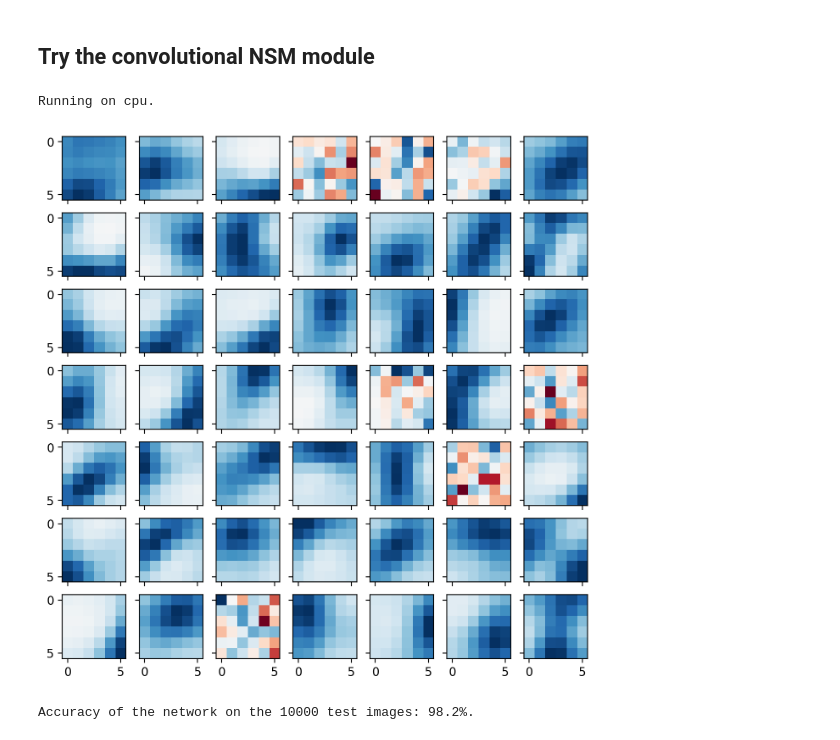
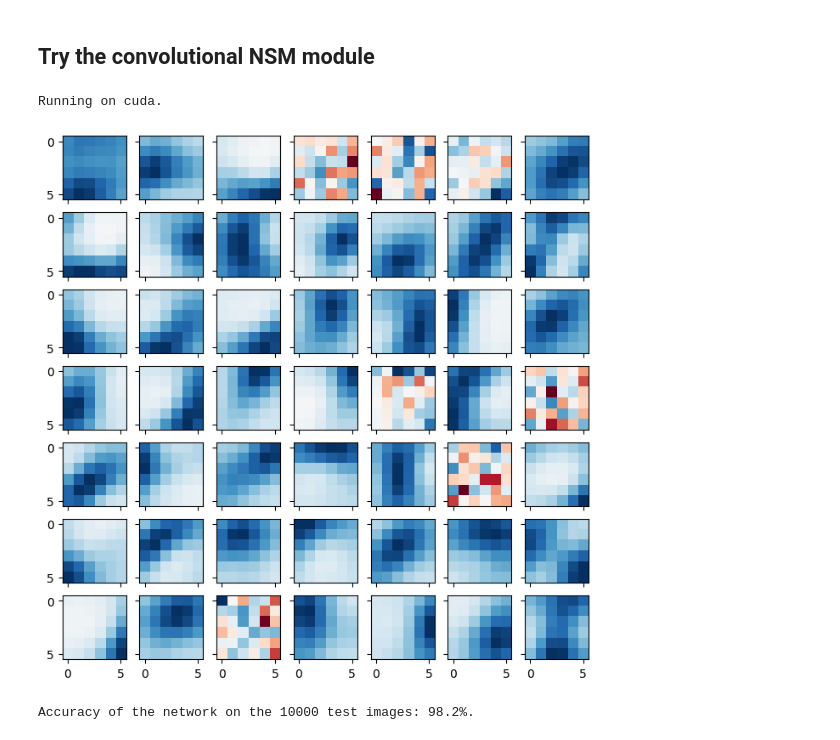
Before and after one commit to Shagesh/pytorch-NSM, a Jupyter notebook: examples/Pytorch-NSM.ipynb, the cells around one changed output. Drawn from its saved outputs; the diff is of its cells as text; code cells hidden in the pictures.

Commit message:
Update nb to work with CUDA

```diff
--- a/examples/Pytorch-NSM.ipynb
+++ b/examples/Pytorch-NSM.ipynb
@@ -98,7 +98,7 @@ device = torch.device("cuda" if torch.cuda.is_available() else "cpu")
 print(f"Running on {device}.")
 
 n_epochs = 3
-model = NSM_Conv(1, 50, 6)
+model = NSM_Conv(1, 50, 6).to(device)
 
 running_loss = []
 running_loss.append([])
@@ -126,18 +126,18 @@ for epoch in range(n_epochs):
 
         sample += len(images)
 # %% [output]
-Running on cpu.
+Running on cuda.
 # %%
-filters = model.encoder.weight.detach().numpy()
+filters = model.encoder.weight.detach().cpu().numpy()
 
 fig, ax = plt.subplots(7, 7, sharex=True, sharey=True, figsize=(8, 8))
 for i in range(7):
     for j in range(7):
         crt_filter = filters[i * 7 + j, 0]
         crt_max = np.max(np.abs(crt_filter))
         ax[i][j].imshow(crt_filter, vmin=-crt_max, vmax=crt_max, cmap="RdBu")
 # %% [output]
-[figure, old version]
+[figure, new version]
 # %%
 train_labels_data = []
 train_embedded_data = []
```
Also changed, not shown: parts of 3 cells of this notebook.
